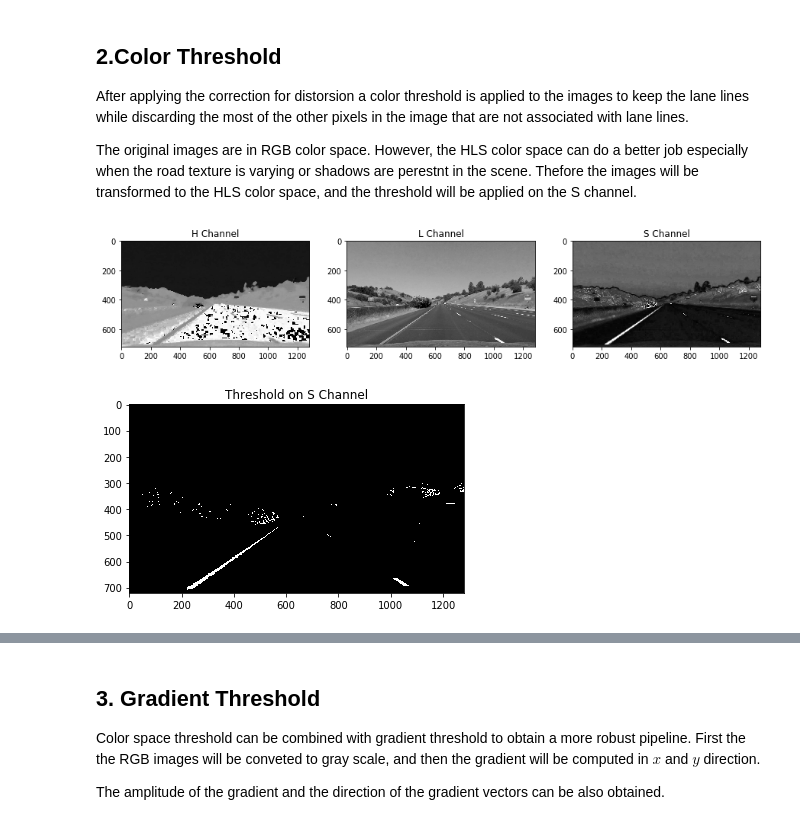
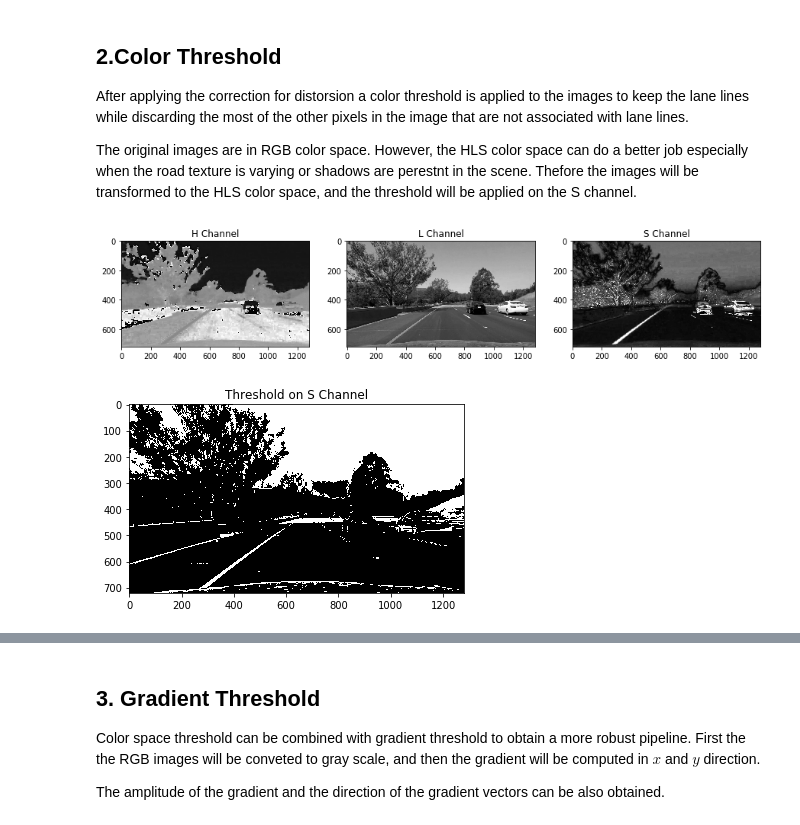
Before and after one commit to Aral-Sarrafi/Advanced_Lane_Finding, a Jupyter notebook: Advanced_Lane_Finding.ipynb, the cells around one changed output, grey strips where cells are left out. Saved outputs shown, nothing was run; the diff lists cells and outputs as text; code cells hidden in the pictures.

```diff
--- a/Advanced_Lane_Finding.ipynb
+++ b/Advanced_Lane_Finding.ipynb
@@ -67,7 +67,7 @@ The first step is to correct the distorsions in the images obtained from the cam
 test_images_file = "test_images/"
 test_images = os.listdir(test_images_file)
 
-image_name = test_images_file + test_images[0]
+image_name = test_images_file + test_images[7]
 image = cv2.imread(image_name)
 image = cv2.cvtColor(image, cv2.COLOR_BGR2RGB)
 # %%
@@ -118,17 +118,17 @@ axs[2].set_title('S Channel')
 
 fig.savefig("output_images/HLS.jpg", bbox_inches = 'tight')
 # %% [output]
-[figure, old version]
+[figure, new version]
 # %%
 # Threshold the S channel. The threshold values should be tuned carefully.
-thresh = (150, 255)
+thresh = (120, 200)
 S_binary = np.zeros_like(S_channel)
-S_binary[(S_channel>thresh[0]) & (S_channel<=thresh[1])] = 1
+S_binary[(L_channel>thresh[0]) & (L_channel<=thresh[1])] = 1
 
 fig = plt.figure()
 plt.imshow(S_binary, cmap = 'gray')
 plt.title('Threshold on S Channel')
 
 fig.savefig("output_images/threshold_S.jpg", bbox_inches = 'tight')
 # %% [output]
-[figure, old version]
+[figure, new version]
```
Also changed, not shown: parts of 16 cells of this notebook, 2 other files.
